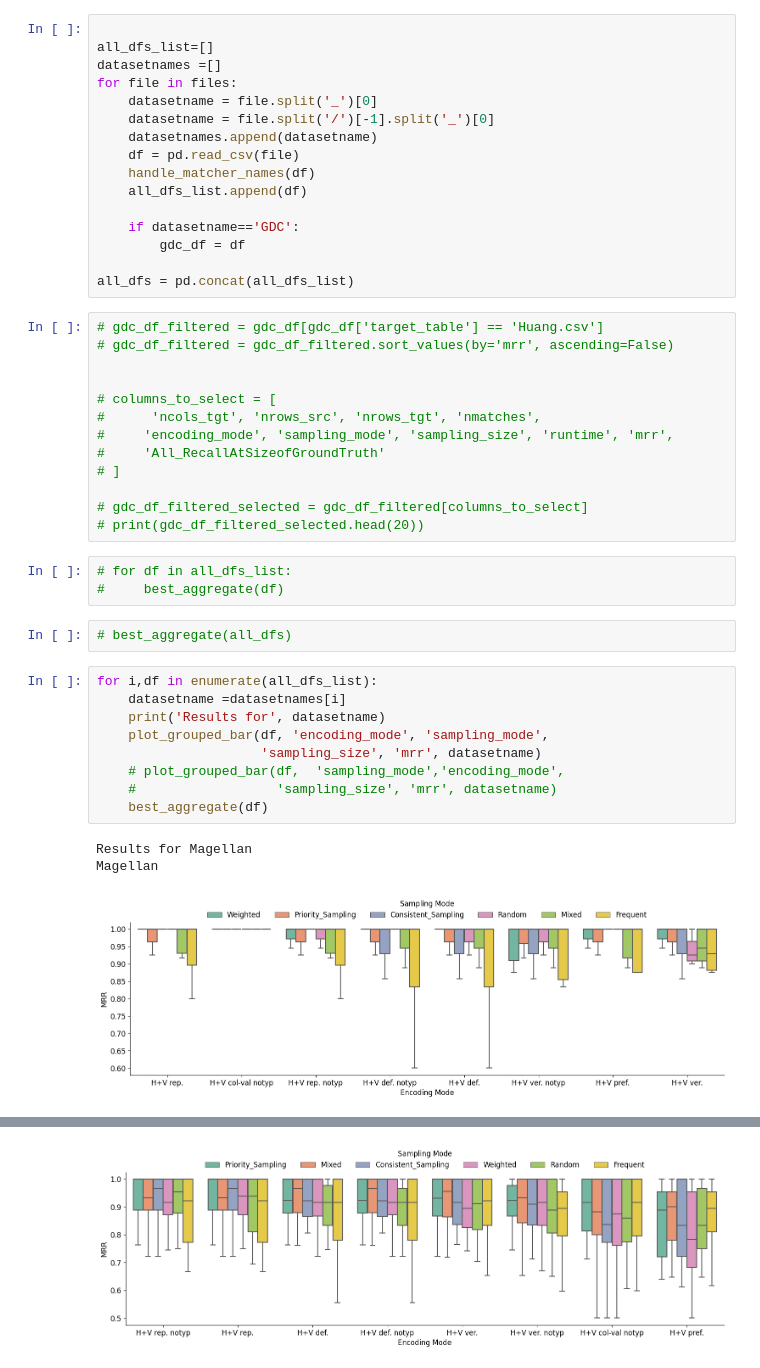
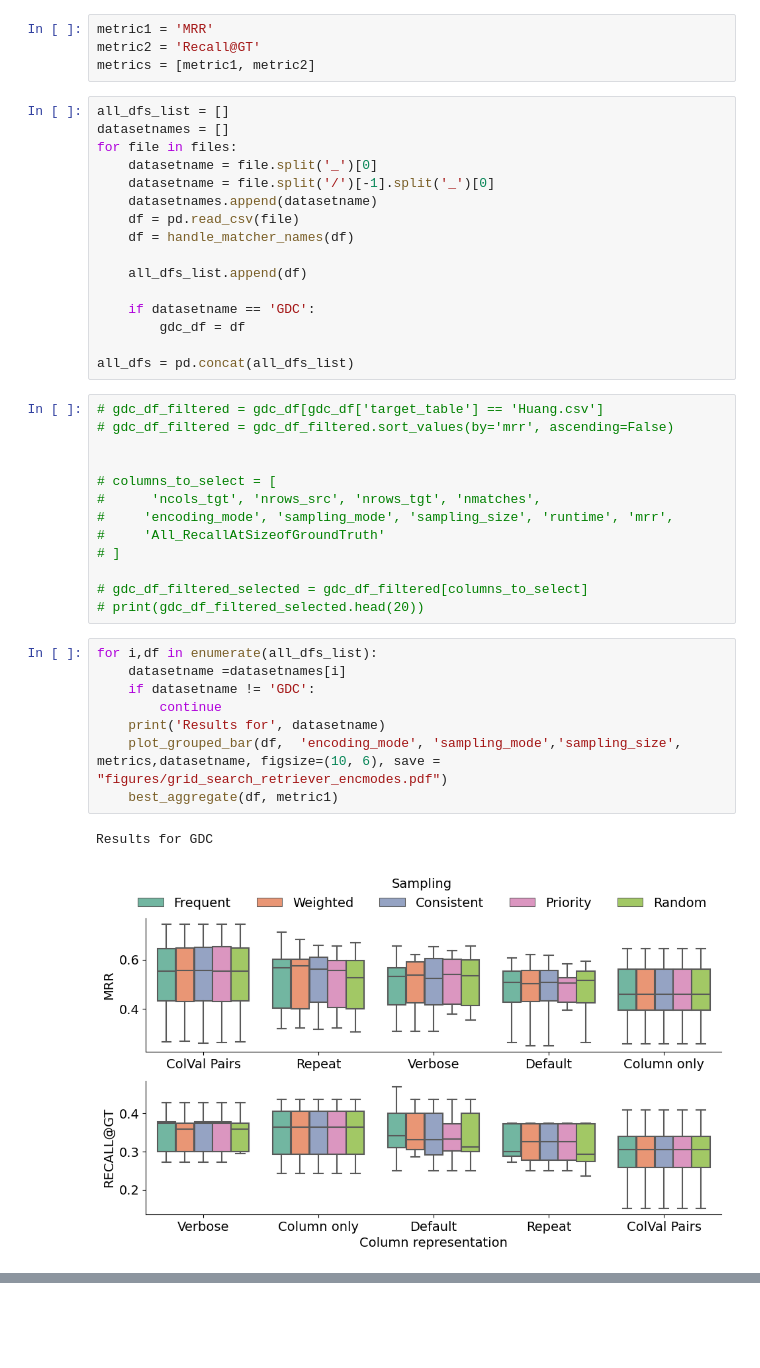
Before and after one commit to kevin-fang-lscm/magneto-matcher, a Jupyter notebook: results_visualization/grid_search_enc_sampmo_sampsize.ipynb, the cells around one changed output, grey strips where cells are left out. Drawn from its saved outputs; the diff is of its cells as text; blank space fills up the shorter version.

Commit message:
New ablations exps and visualization

```diff
--- a/results_visualization/grid_search_enc_sampmo_sampsize.ipynb
+++ b/results_visualization/grid_search_enc_sampmo_sampsize.ipynb
@@ -160,18 +146,22 @@ def plot_grouped_bar(df, x, hue, group, y, datasetname, figsize=(15, 5)):
     plt.tight_layout()
     plt.show()
+# %%
+metric1 = 'MRR'
+metric2 = 'Recall@GT'
+metrics = [metric1, metric2]
 # %%
-
-all_dfs_list=[]
-datasetnames =[]
+all_dfs_list = []
+datasetnames = []
 for file in files:
     datasetname = file.split('_')[0]
     datasetname = file.split('/')[-1].split('_')[0]
     datasetnames.append(datasetname)
     df = pd.read_csv(file)
-    handle_matcher_names(df)
+    df = handle_matcher_names(df)
+
     all_dfs_list.append(df)
 
-    if datasetname=='GDC':
+    if datasetname == 'GDC':
         gdc_df = df
 
 all_dfs = pd.concat(all_dfs_list)
@@ -188,21 +178,14 @@ all_dfs = pd.concat(all_dfs_list)
 
 # gdc_df_filtered_selected = gdc_df_filtered[columns_to_select]
 # print(gdc_df_filtered_selected.head(20))
-# %%
-# for df in all_dfs_list:
-#     best_aggregate(df)
-# %%
-# best_aggregate(all_dfs)
 # %%
 for i,df in enumerate(all_dfs_list):
     datasetname =datasetnames[i]
+    if datasetname != 'GDC':
+        continue
     print('Results for', datasetname)
-    plot_grouped_bar(df, 'encoding_mode', 'sampling_mode',
-                     'sampling_size', 'mrr', datasetname)
-    # plot_grouped_bar(df,  'sampling_mode','encoding_mode',
-    #                  'sampling_size', 'mrr', datasetname)
-    best_aggregate(df)
+    plot_grouped_bar(df,  'encoding_mode', 'sampling_mode','sampling_size', metrics,datasetname, figsize=(10, 6), save = "figures/grid_search_retriever_encmodes.pdf")
+    best_aggregate(df, metric1)
 # %% [output]
-Results for Magellan
-Magellan
+Results for GDC
-[figure, old version]
+[figure, new version]
@@ -226 +208,0 @@ TPC-DI
-[figure, removed]
```
Also changed, not shown: parts of 4 cells of this notebook, 6 other files.
